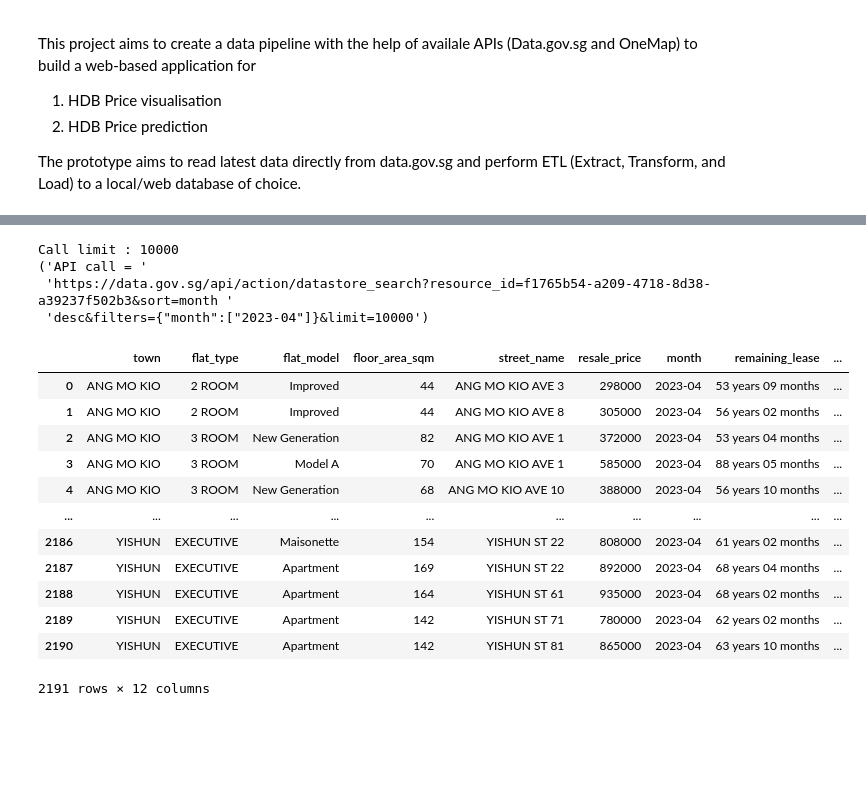
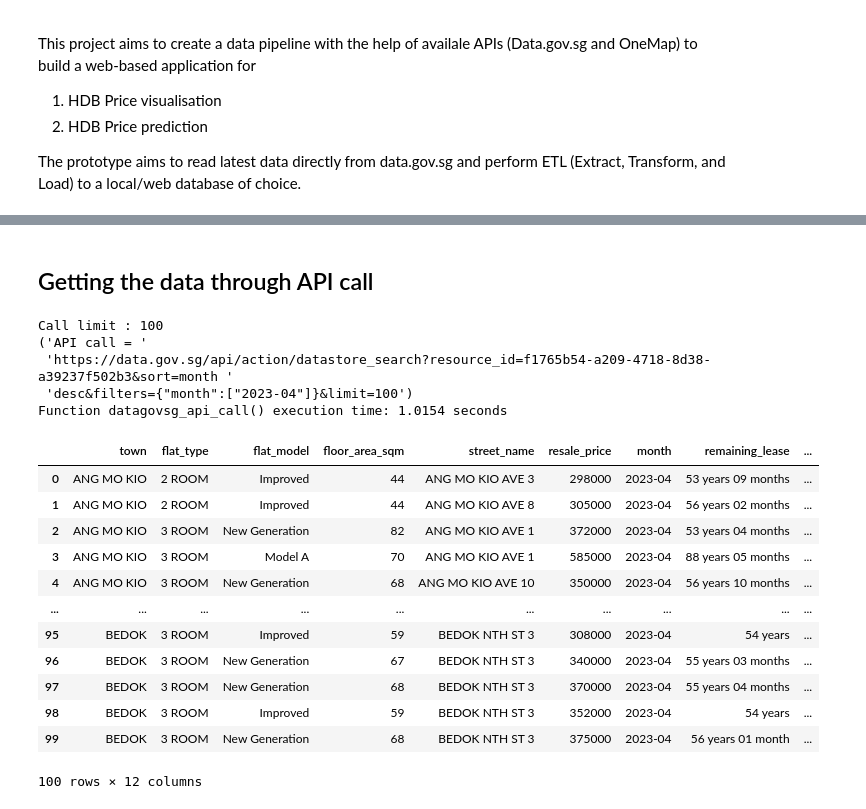
Before and after one commit to sienlonglim/ml_webapp, a Jupyter notebook: data_wrangling.ipynb, the cells around one changed output, grey strips where cells are left out. Drawn from its saved outputs; the diff is of its cells as text; code cells hidden in the pictures; blank space fills up the shorter version.

```diff
--- a/data_wrangling.ipynb
+++ b/data_wrangling.ipynb
@@ -17,0 +23,2 @@ Intel MKL WARNING: Support of Intel(R) Streaming SIMD Extensions 4.2 (Intel(R) S
+# %% [markdown]
+## Getting the data through API call
@@ -84,30 +109,32 @@ def datagovsg_api_call(url: str, sort: str = 'month desc', limit: int = 100,
     else:
         return df
 # %%
+credentials = get_token("venv/onemap.json")
 df = datagovsg_api_call('https://data.gov.sg/api/action/datastore_search?resource_id=f1765b54-a209-4718-8d38-a39237f502b3',
                         sort='month desc',
-                        limit = 10000,
+                        limit = 100,
                         months = [4],
                         years=[2023])
 df
 # %% [output]
-Call limit : 10000
+Call limit : 100
 ('API call = '
  'https://data.gov.sg/api/action/datastore_search?resource_id=f1765b54-a209-4718-8d38-a39237f502b3&sort=month '
- 'desc&filters={"month":["2023-04"]}&limit=10000')
+ 'desc&filters={"month":["2023-04"]}&limit=100')
+Function datagovsg_api_call() execution time: 1.0154 seconds
 |  | town | flat_type | flat_model | floor_area_sqm | street_name | resale_price | month | remaining_lease | ... |
 | 0 | ANG MO KIO | 2 ROOM | Improved | 44 | ANG MO KIO AVE 3 | 298000 | 2023-04 | 53 years 09 months | ... |
 | 1 | ANG MO KIO | 2 ROOM | Improved | 44 | ANG MO KIO AVE 8 | 305000 | 2023-04 | 56 years 02 months | ... |
 | 2 | ANG MO KIO | 3 ROOM | New Generation | 82 | ANG MO KIO AVE 1 | 372000 | 2023-04 | 53 years 04 months | ... |
 | 3 | ANG MO KIO | 3 ROOM | Model A | 70 | ANG MO KIO AVE 1 | 585000 | 2023-04 | 88 years 05 months | ... |
-| 4 | ANG MO KIO | 3 ROOM | New Generation | 68 | ANG MO KIO AVE 10 | 388000 | 2023-04 | 56 years 10 months | ... |
+| 4 | ANG MO KIO | 3 ROOM | New Generation | 68 | ANG MO KIO AVE 10 | 350000 | 2023-04 | 56 years 10 months | ... |
 | ... | ... | ... | ... | ... | ... | ... | ... | ... | ... |
-| 2186 | YISHUN | EXECUTIVE | Maisonette | 154 | YISHUN ST 22 | 808000 | 2023-04 | 61 years 02 months | ... |
-| 2187 | YISHUN | EXECUTIVE | Apartment | 169 | YISHUN ST 22 | 892000 | 2023-04 | 68 years 04 months | ... |
-| 2188 | YISHUN | EXECUTIVE | Apartment | 164 | YISHUN ST 61 | 935000 | 2023-04 | 68 years 02 months | ... |
-| 2189 | YISHUN | EXECUTIVE | Apartment | 142 | YISHUN ST 71 | 780000 | 2023-04 | 62 years 02 months | ... |
-| 2190 | YISHUN | EXECUTIVE | Apartment | 142 | YISHUN ST 81 | 865000 | 2023-04 | 63 years 10 months | ... |
+| 95 | BEDOK | 3 ROOM | Improved | 59 | BEDOK NTH ST 3 | 308000 | 2023-04 | 54 years | ... |
+| 96 | BEDOK | 3 ROOM | New Generation | 67 | BEDOK NTH ST 3 | 340000 | 2023-04 | 55 years 03 months | ... |
+| 97 | BEDOK | 3 ROOM | New Generation | 68 | BEDOK NTH ST 3 | 370000 | 2023-04 | 55 years 04 months | ... |
+| 98 | BEDOK | 3 ROOM | Improved | 59 | BEDOK NTH ST 3 | 352000 | 2023-04 | 54 years | ... |
+| 99 | BEDOK | 3 ROOM | New Generation | 68 | BEDOK NTH ST 3 | 375000 | 2023-04 | 56 years 01 month | ... |
-2191 rows × 12 columns
+100 rows × 12 columns
 # %%
 # from dataprep.eda import create_report
 # create_report(df).show()
```
Also changed, not shown: parts of 27 cells of this notebook.
